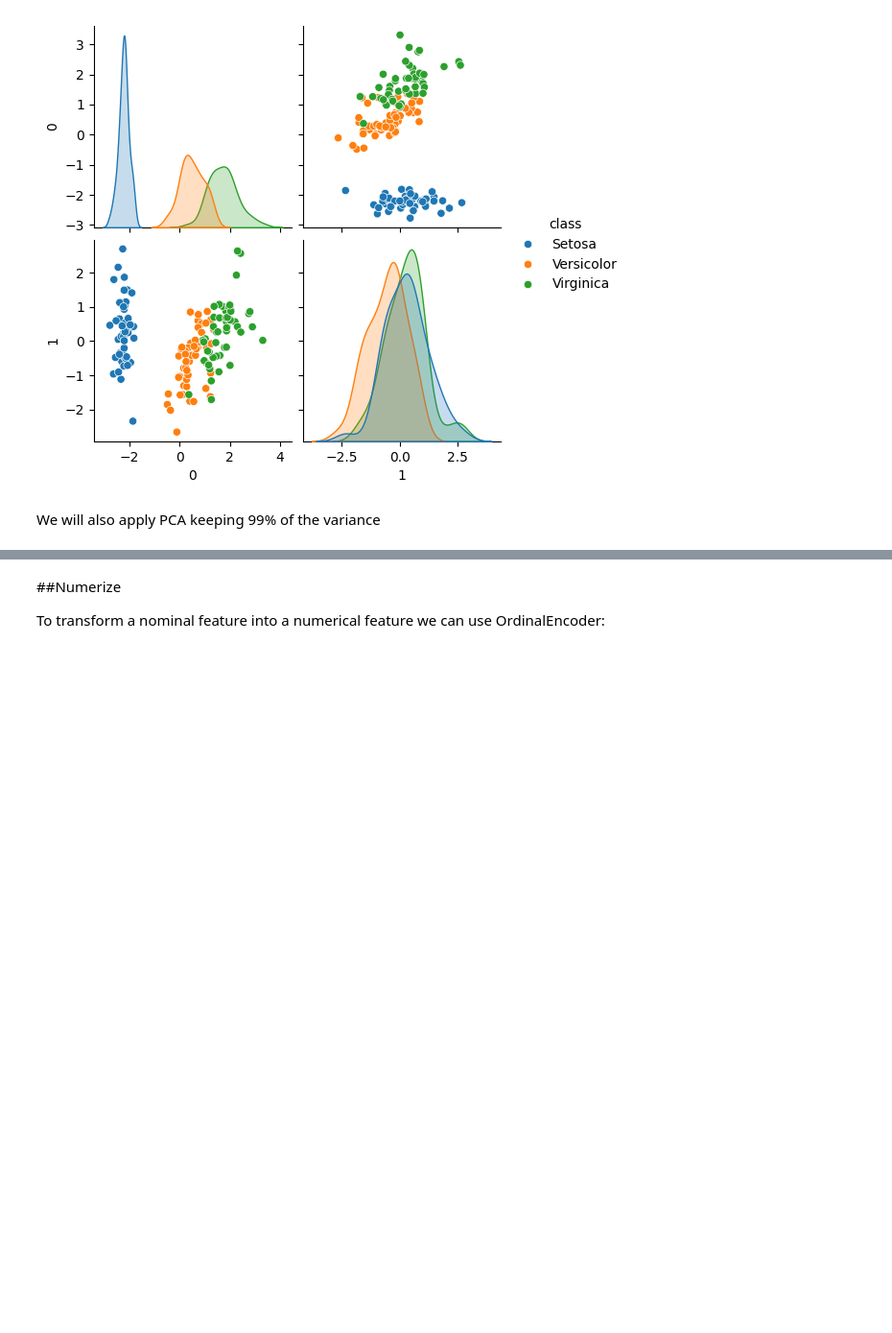
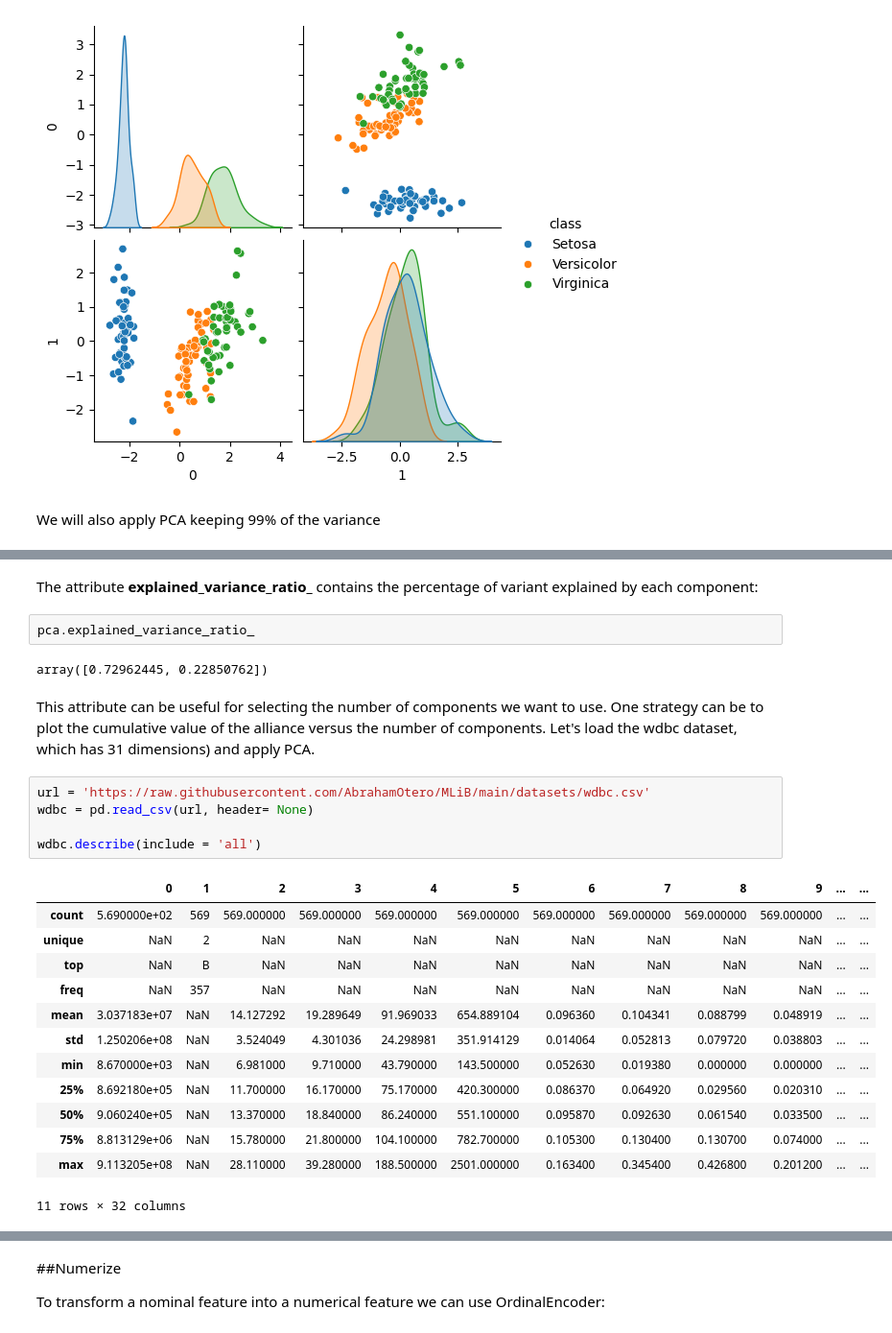
Before and after one commit to AbrahamOtero/MLiB, a Jupyter notebook: 2_TransformData.ipynb, the cells around one changed output, grey strips where cells are left out. Shown at 96% size. Cells and saved outputs as stored; diff of their text form; blank space fills up the shorter version.

```diff
--- a/2_TransformData.ipynb
+++ b/2_TransformData.ipynb
@@ -111,0 +120,27 @@ Number of components: 3
+# %% [markdown]
+ The attribute **explained_variance_ratio_** contains the percentage of variant explained by each component:
+# %%
+pca.explained_variance_ratio_
+# %% [output]
+array([0.72962445, 0.22850762])
+# %% [markdown]
+This attribute can be useful for selecting the number of components we want to use. One strategy can be to plot the cumulative value of the alliance versus the number of components. Let's load the wdbc dataset, which has 31 dimensions) and apply PCA.
+# %%
+url = 'https://raw.githubusercontent.com/AbrahamOtero/MLiB/main/datasets/wdbc.csv'
+wdbc = pd.read_csv(url, header= None)
+
+wdbc.describe(include = 'all')
+# %% [output]
+|  | 0 | 1 | 2 | 3 | 4 | 5 | 6 | 7 | 8 | 9 | ... | ... |
+| count | 5.690000e+02 | 569 | 569.000000 | 569.000000 | 569.000000 | 569.000000 | 569.000000 | 569.000000 | 569.000000 | 569.000000 | ... | ... |
+| unique | NaN | 2 | NaN | NaN | NaN | NaN | NaN | NaN | NaN | NaN | ... | ... |
+| top | NaN | B | NaN | NaN | NaN | NaN | NaN | NaN | NaN | NaN | ... | ... |
+| freq | NaN | 357 | NaN | NaN | NaN | NaN | NaN | NaN | NaN | NaN | ... | ... |
+| mean | 3.037183e+07 | NaN | 14.127292 | 19.289649 | 91.969033 | 654.889104 | 0.096360 | 0.104341 | 0.088799 | 0.048919 | ... | ... |
+| std | 1.250206e+08 | NaN | 3.524049 | 4.301036 | 24.298981 | 351.914129 | 0.014064 | 0.052813 | 0.079720 | 0.038803 | ... | ... |
+| min | 8.670000e+03 | NaN | 6.981000 | 9.710000 | 43.790000 | 143.500000 | 0.052630 | 0.019380 | 0.000000 | 0.000000 | ... | ... |
+| 25% | 8.692180e+05 | NaN | 11.700000 | 16.170000 | 75.170000 | 420.300000 | 0.086370 | 0.064920 | 0.029560 | 0.020310 | ... | ... |
+| 50% | 9.060240e+05 | NaN | 13.370000 | 18.840000 | 86.240000 | 551.100000 | 0.095870 | 0.092630 | 0.061540 | 0.033500 | ... | ... |
+| 75% | 8.813129e+06 | NaN | 15.780000 | 21.800000 | 104.100000 | 782.700000 | 0.105300 | 0.130400 | 0.130700 | 0.074000 | ... | ... |
+| max | 9.113205e+08 | NaN | 28.110000 | 39.280000 | 188.500000 | 2501.000000 | 0.163400 | 0.345400 | 0.426800 | 0.201200 | ... | ... |
+11 rows × 32 columns
```
Also changed, not shown: parts of 5 cells of this notebook.
